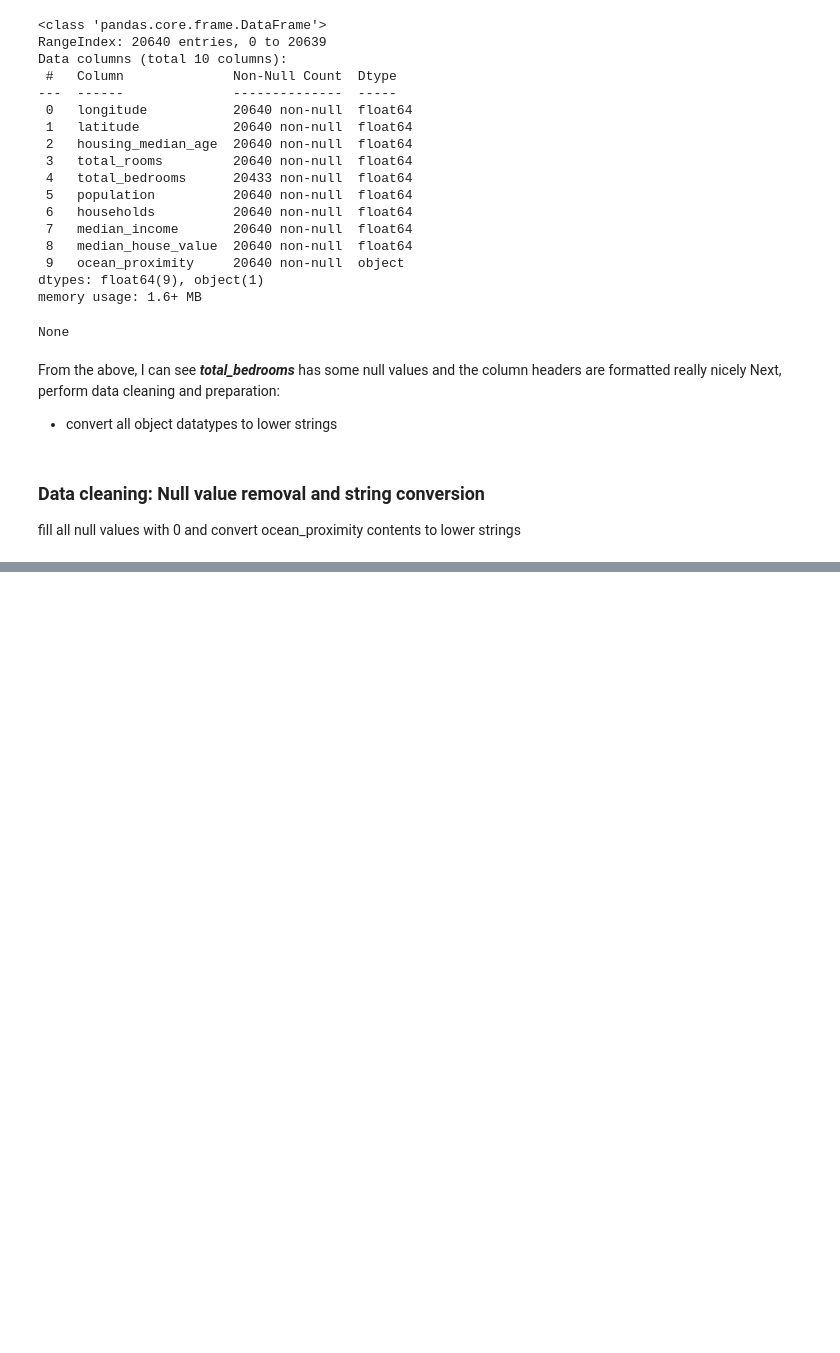
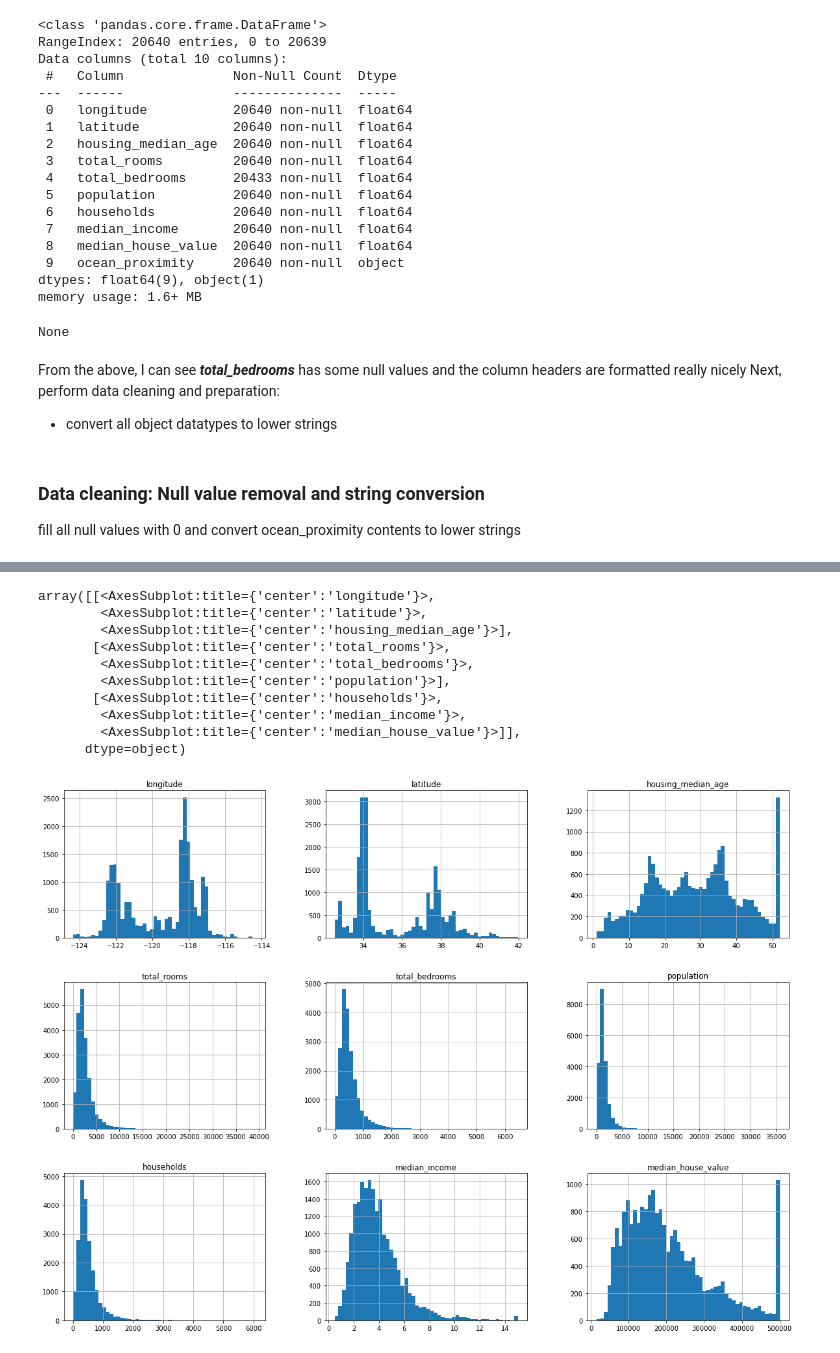
Before and after one commit to DeleMike/house_pricing, a Jupyter notebook: house_pricing.ipynb, the cells around one changed output, grey strips where cells are left out. Cells and saved outputs as stored; diff of their text form; code cells hidden in the pictures; blank space fills up the shorter version.

```diff
--- a/house_pricing.ipynb
+++ b/house_pricing.ipynb
@@ -53,0 +60,5 @@ fill all null values with 0 and convert ocean_proximity contents to lower string
+# %%
+#convert all strings to lower case and remove spacing
+string_columns = list(df.dtypes[df.dtypes == 'object'].index)
+for col in string_columns:
+    df[col] = df[col].str.lower().str.replace(' ', '_')
@@ -53,0 +97,2 @@ fill all null values with 0 and convert ocean_proximity contents to lower string
+# %%
+df = df.fillna(0)
@@ -53,0 +153,14 @@ fill all null values with 0 and convert ocean_proximity contents to lower string
+# %%
+df.hist(bins=50, figsize=(20,15))
+# %% [output]
+array([[<AxesSubplot:title={'center':'longitude'}>,
+        <AxesSubplot:title={'center':'latitude'}>,
+        <AxesSubplot:title={'center':'housing_median_age'}>],
+       [<AxesSubplot:title={'center':'total_rooms'}>,
+        <AxesSubplot:title={'center':'total_bedrooms'}>,
+        <AxesSubplot:title={'center':'population'}>],
+       [<AxesSubplot:title={'center':'households'}>,
+        <AxesSubplot:title={'center':'median_income'}>,
+        <AxesSubplot:title={'center':'median_house_value'}>]],
+      dtype=object)
+[figure, added]
```
Also changed, not shown: parts of 99 cells of this notebook.
